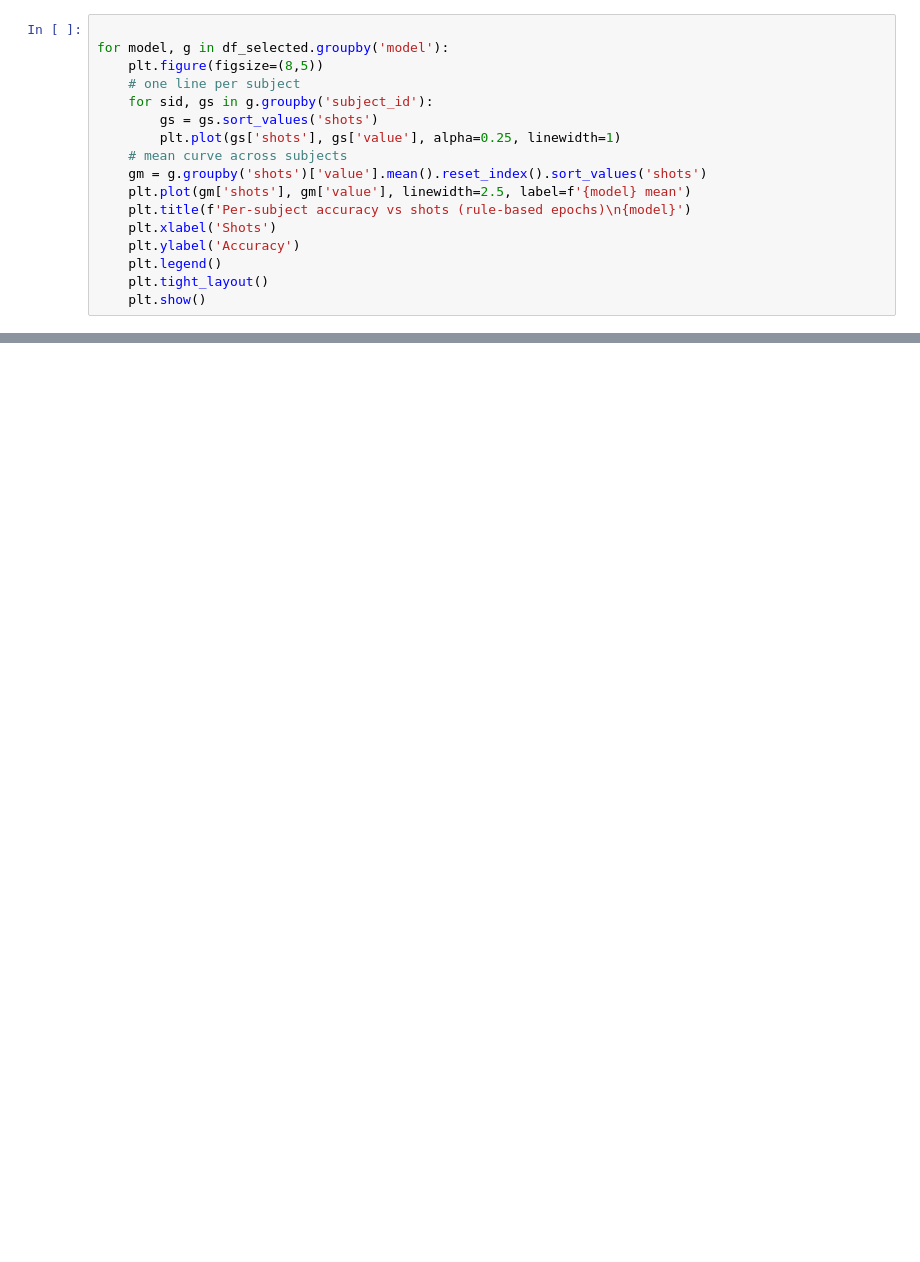
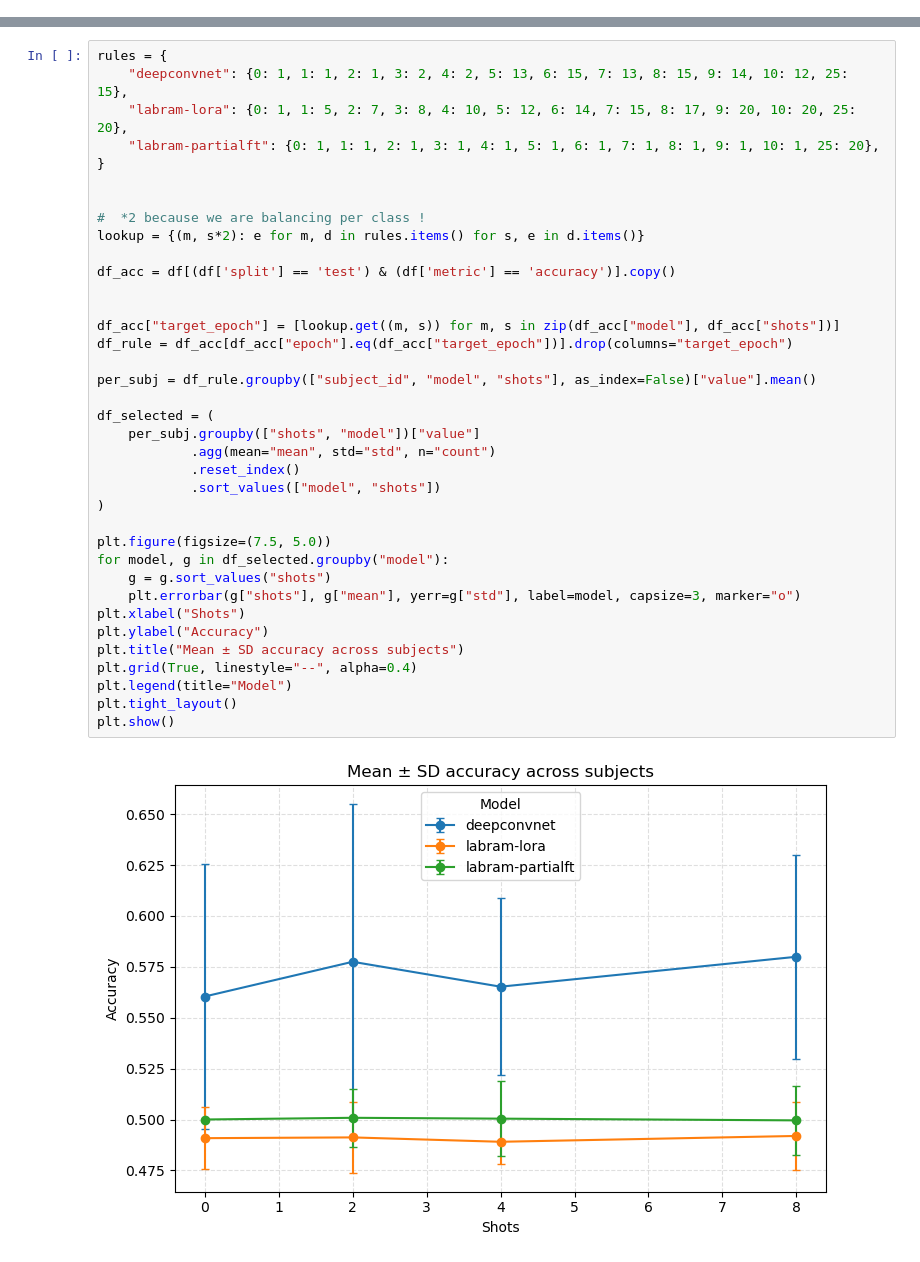
Before and after one commit to urbansirca/labram-lora, a Jupyter notebook: analysis/analysis.ipynb, the cells around one changed output, grey strips where cells are left out. Cells and saved outputs as stored; diff of their text form; blank space fills up the shorter version.

```diff
--- a/analysis/analysis.ipynb
+++ b/analysis/analysis.ipynb
@@ -229,17 +121,0 @@ This helps visualize **subject-level variability** and consistency of few-shot a
-# %%
-
-for model, g in df_selected.groupby('model'):
-    plt.figure(figsize=(8,5))
-    # one line per subject
-    for sid, gs in g.groupby('subject_id'):
-        gs = gs.sort_values('shots')
-        plt.plot(gs['shots'], gs['value'], alpha=0.25, linewidth=1)
-    # mean curve across subjects
-    gm = g.groupby('shots')['value'].mean().reset_index().sort_values('shots')
-    plt.plot(gm['shots'], gm['value'], linewidth=2.5, label=f'{model} mean')
-    plt.title(f'Per-subject accuracy vs shots (rule-based epochs)\n{model}')
-    plt.xlabel('Shots')
-    plt.ylabel('Accuracy')
-    plt.legend()
-    plt.tight_layout()
-    plt.show()
@@ -347,0 +122,39 @@ plt.show()
+# %%
+rules = {
+    "deepconvnet": {0: 1, 1: 1, 2: 1, 3: 2, 4: 2, 5: 13, 6: 15, 7: 13, 8: 15, 9: 14, 10: 12, 25: 15},
+    "labram-lora": {0: 1, 1: 5, 2: 7, 3: 8, 4: 10, 5: 12, 6: 14, 7: 15, 8: 17, 9: 20, 10: 20, 25: 20},
+    "labram-partialft": {0: 1, 1: 1, 2: 1, 3: 1, 4: 1, 5: 1, 6: 1, 7: 1, 8: 1, 9: 1, 10: 1, 25: 20},
+}
+
+
+#  *2 because we are balancing per class !
+lookup = {(m, s*2): e for m, d in rules.items() for s, e in d.items()}
+
+df_acc = df[(df['split'] == 'test') & (df['metric'] == 'accuracy')].copy()
+
+
+df_acc["target_epoch"] = [lookup.get((m, s)) for m, s in zip(df_acc["model"], df_acc["shots"])]
+df_rule = df_acc[df_acc["epoch"].eq(df_acc["target_epoch"])].drop(columns="target_epoch")
+
+per_subj = df_rule.groupby(["subject_id", "model", "shots"], as_index=False)["value"].mean()
+
+df_selected = (
+    per_subj.groupby(["shots", "model"])["value"]
+            .agg(mean="mean", std="std", n="count")
+            .reset_index()
+            .sort_values(["model", "shots"])
+)
+
+plt.figure(figsize=(7.5, 5.0))
+for model, g in df_selected.groupby("model"):
+    g = g.sort_values("shots")
+    plt.errorbar(g["shots"], g["mean"], yerr=g["std"], label=model, capsize=3, marker="o")
+plt.xlabel("Shots")
+plt.ylabel("Accuracy")
+plt.title("Mean ± SD accuracy across subjects")
+plt.grid(True, linestyle="--", alpha=0.4)
+plt.legend(title="Model")
+plt.tight_layout()
+plt.show()
+# %% [output]
+[figure, added]
```
Also changed, not shown: parts of 16 cells of this notebook, 5 other files.
